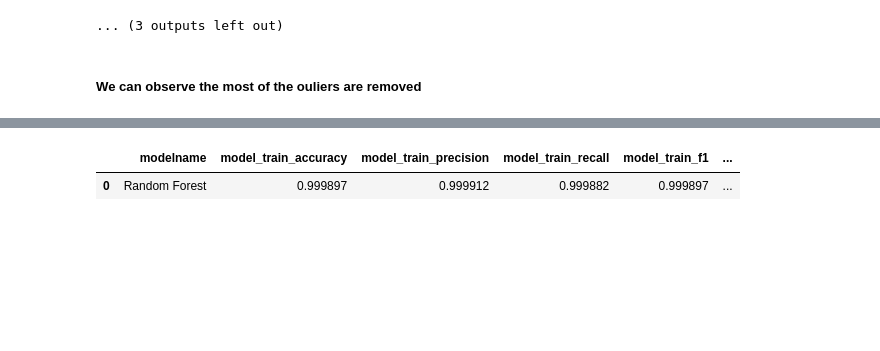
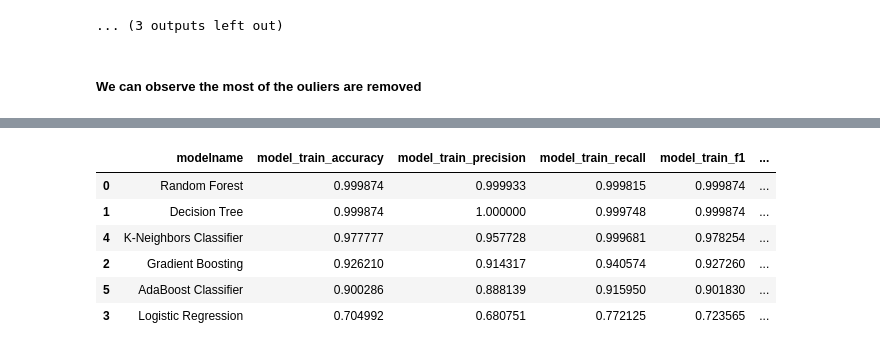
Before and after one commit to medashabari/BackorderPrediction, a Jupyter notebook: notebook/back-order-prediction.ipynb, the cells around one changed output, grey strips where cells are left out. Cells and saved outputs as stored; diff of their text form; code cells hidden in the pictures; blank space fills up the shorter version.

```diff
--- a/notebook/back-order-prediction.ipynb
+++ b/notebook/back-order-prediction.ipynb
@@ -309,12 +339,14 @@ Maximum:10045.00
 # plotting the categoricl features
 
 plt.figure(figsize=(15, 70))
-for i, feature in enumerate(categorical_features[1:]):
+for i, feature in enumerate(categorical_features[:-1]):
     plt.subplot(20, 3, i+1)
-    sns.countplot(x=dataset[feature], color='indianred')
+    ax=sns.countplot(x=dataset[feature],palette='Set2',hue=dataset['went_on_backorder'])
     plt.xlabel = feature
 
     plt.ylabel = 'Frequency'
     plt.xticks(rotation=90)
+    for i in ax.containers:
+        ax.bar_label(i)
     plt.tight_layout()
 # %% [output]
@@ -426,8 +479,6 @@ models = {
     "Gradient Boosting": GradientBoostingClassifier(),
     "Logistic Regression": LogisticRegression(),
      "K-Neighbors Classifier": KNeighborsClassifier(),
-    "XGBClassifier": XGBClassifier(),
-     "CatBoosting Classifier": CatBoostClassifier(verbose=False),
     "AdaBoost Classifier": AdaBoostClassifier()
 }
 # %% [markdown]
@@ -531,9 +585,13 @@ conf_mat0
 ## Strategy - 2 Performing Robust Scaling and Handling the imbalance Data and imputing null values null values with median
 # %%
 df_copy = dataset.copy()
+# %%
+## Handling the unusual value in  perf_6_month and perf_12_month
+df_copy['perf_6_month_avg'].replace({-99:np.nan},inplace=True)
+df_copy['perf_12_month_avg'].replace({-99:np.nan},inplace=True)
 # %%
-from sklearn.preprocessing import OrdinalEncoder
-o = OrdinalEncoder()
+from sklearn.preprocessing import OneHotEncoder
+o = OneHotEncoder(drop='if_binary',sparse_output=False)
 df_copy[categorical_features]=o.fit_transform(df_copy[categorical_features])
 # %%
 X = df_copy.drop('went_on_backorder',axis=1)
@@ -602,11 +660,16 @@ Name: went_on_backorder, dtype: int64
 # %%
 ## Model Bulding
 
-report,conf_mat=evaluate_models(X_res,y_res,{"Random Forest": RandomForestClassifier()})
+report,conf_mat=evaluate_models(X_res,y_res,models)
 report
 # %% [output]
 |  | modelname | model_train_accuracy | model_train_precision | model_train_recall | model_train_f1 | ... |
-| 0 | Random Forest | 0.999897 | 0.999912 | 0.999882 | 0.999897 | ... |
+| 0 | Random Forest | 0.999874 | 0.999933 | 0.999815 | 0.999874 | ... |
+| 1 | Decision Tree | 0.999874 | 1.000000 | 0.999748 | 0.999874 | ... |
+| 4 | K-Neighbors Classifier | 0.977777 | 0.957728 | 0.999681 | 0.978254 | ... |
+| 2 | Gradient Boosting | 0.926210 | 0.914317 | 0.940574 | 0.927260 | ... |
+| 5 | AdaBoost Classifier | 0.900286 | 0.888139 | 0.915950 | 0.901830 | ... |
+| 3 | Logistic Regression | 0.704992 | 0.680751 | 0.772125 | 0.723565 | ... |
 # %%
 conf_mat
 # %% [output]
```
Also changed, not shown: parts of 24 cells of this notebook, 8 other files.
